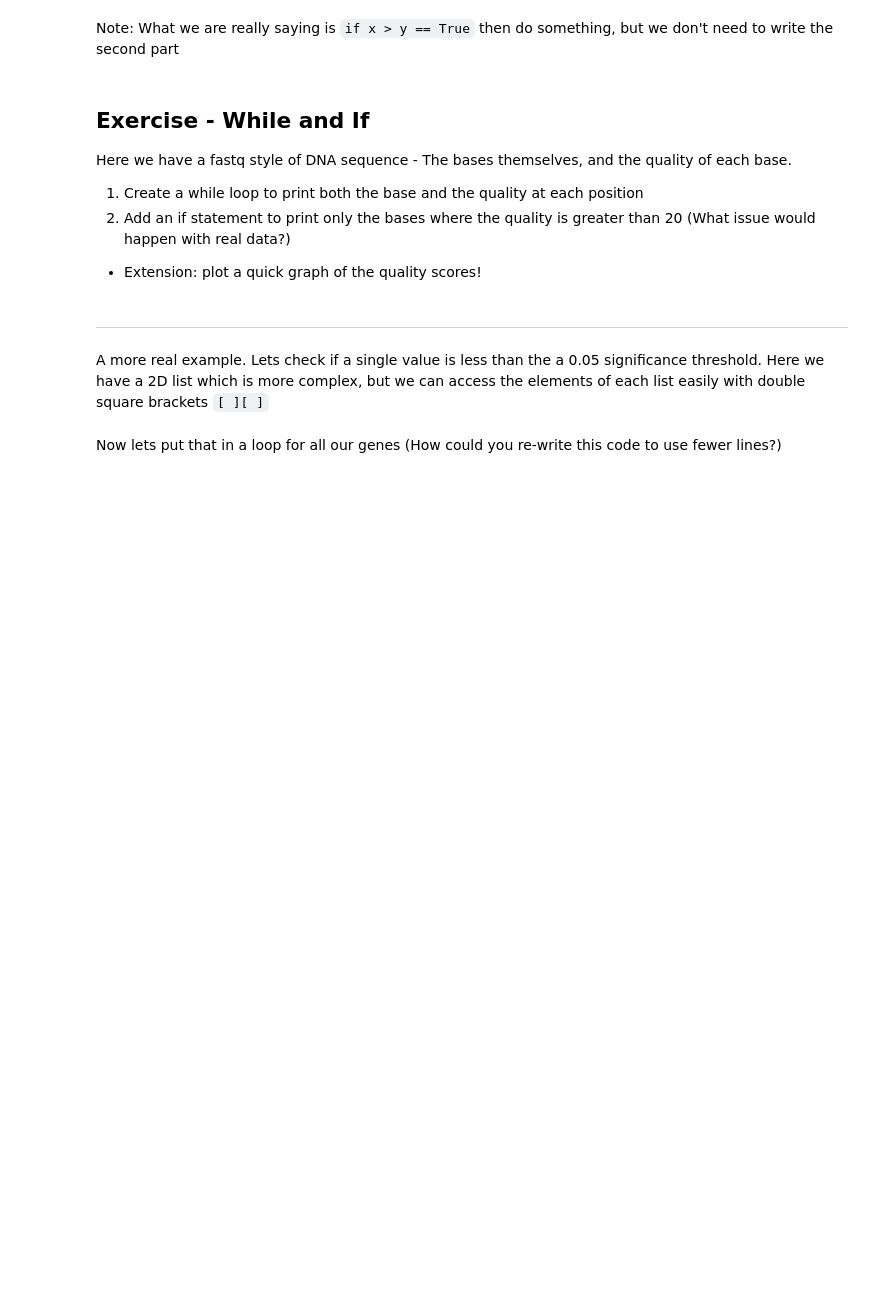
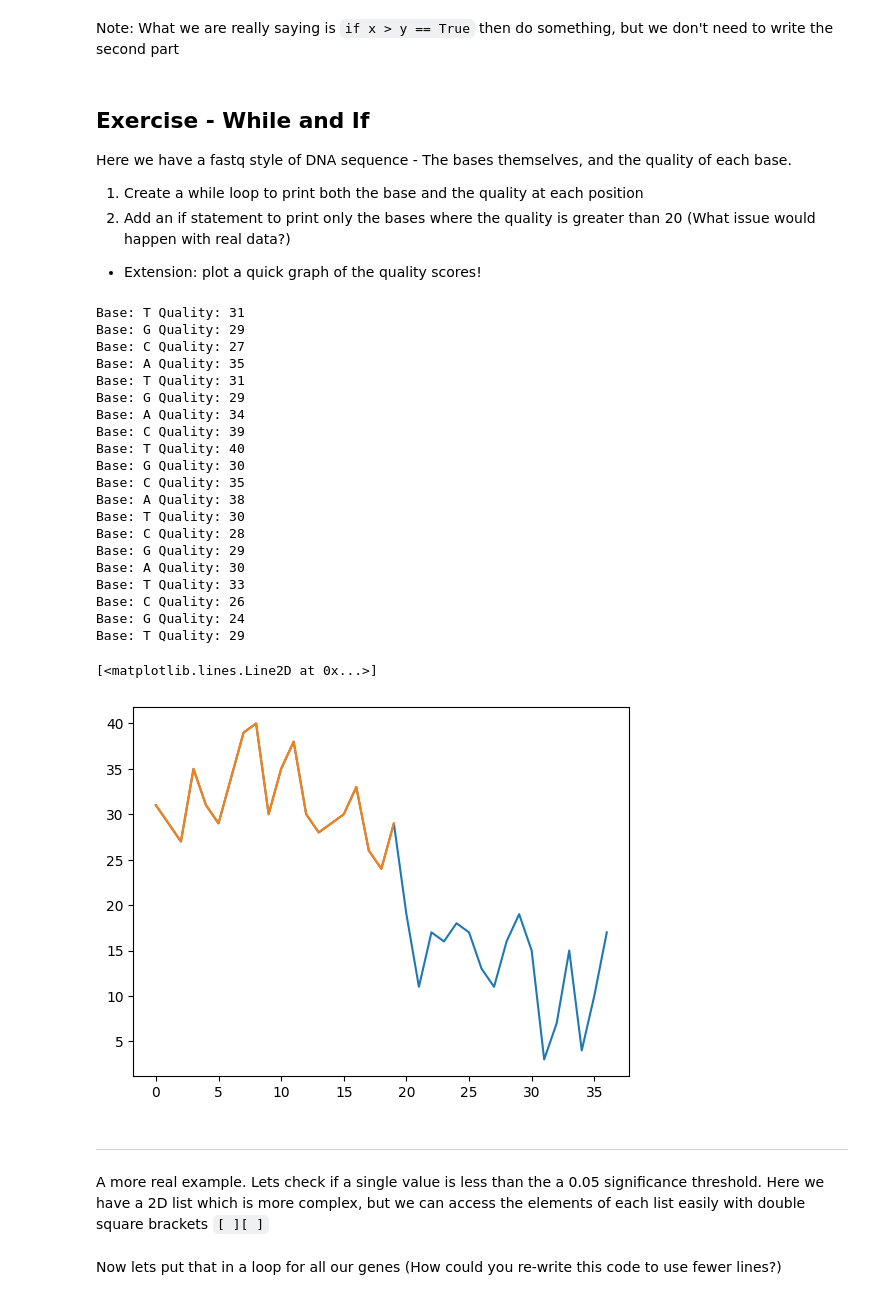
Before and after one commit to SaskiaCTyarks/PhysaliaPythonProgrammingForBiologists, a Jupyter notebook: Day2/P34B-Day2-Conditionals.ipynb, the cells around one changed output. Saved outputs shown, nothing was run; the diff lists cells and outputs as text; code cells hidden in the pictures; blank space fills up the shorter version.

````diff
--- a/Day2/P34B-Day2-Conditionals.ipynb
+++ b/Day2/P34B-Day2-Conditionals.ipynb
@@ -46,8 +46,48 @@ Here we have a fastq style of DNA sequence - The bases themselves, and the quali
 # %%
 sequence = "TGCATGACTGCATCGATCGTACGATCGATCGATCGAT"
 quality = [31, 29, 27, 35, 31, 29, 34, 39, 40, 30, 35, 38, 30, 28, 29, 30, 33, 26, 24, 29, 19, 11, 17, 16, 18, 17, 13, 11, 16, 19, 15, 3, 7, 15, 4, 10, 17]
 
-while ....................
+i = 0
+while i < len(sequence):
+  if quality[i] > 20:
+    print("Base:", sequence[i], "Quality:", quality[i]) #print out on screen first to have a look and then: do it again and use .append
+  i += 1
+
+qual_gt20 = [] #create empty list
+
+i = 0
+while i < len(sequence):
+  if quality[i] > 20:
+    qual_gt20.append(quality[i])
+  i += 1
+
+import matplotlib.pyplot as plt
+
+plt.plot(range(len(quality)),quality)
+plt.plot(range(len(qual_gt20)), qual_gt20)
+# %% [output]
+Base: T Quality: 31
+Base: G Quality: 29
+Base: C Quality: 27
+Base: A Quality: 35
+Base: T Quality: 31
+Base: G Quality: 29
+Base: A Quality: 34
+Base: C Quality: 39
+Base: T Quality: 40
+Base: G Quality: 30
+Base: C Quality: 35
+Base: A Quality: 38
+Base: T Quality: 30
+Base: C Quality: 28
+Base: G Quality: 29
+Base: A Quality: 30
+Base: T Quality: 33
+Base: C Quality: 26
+Base: G Quality: 24
+Base: T Quality: 29
+[<matplotlib.lines.Line2D at 0x...>]
+[figure, added]
 # %% [markdown]
 ---
 A more real example. Lets check if a single value is less than the a 0.05 significance threshold. Here we have a 2D list which is more complex, but we can access the elements of each list easily with double square brackets ```[ ][ ]```
````
